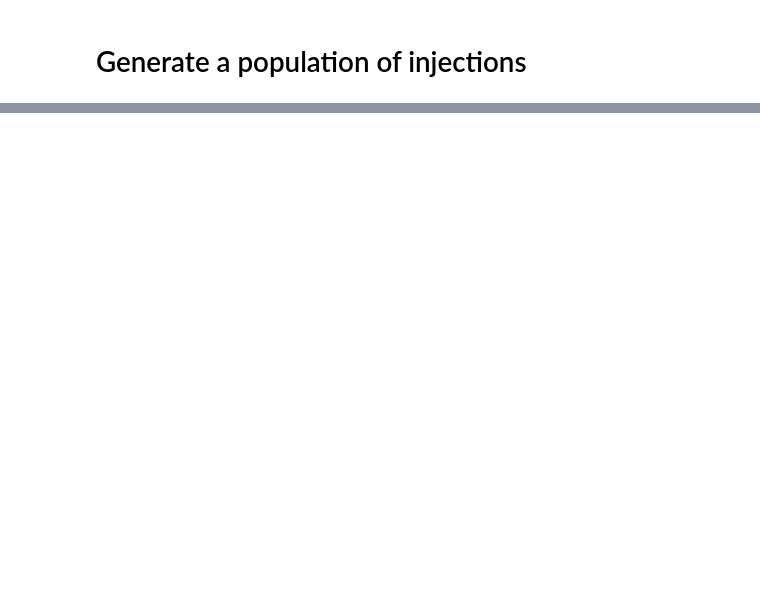
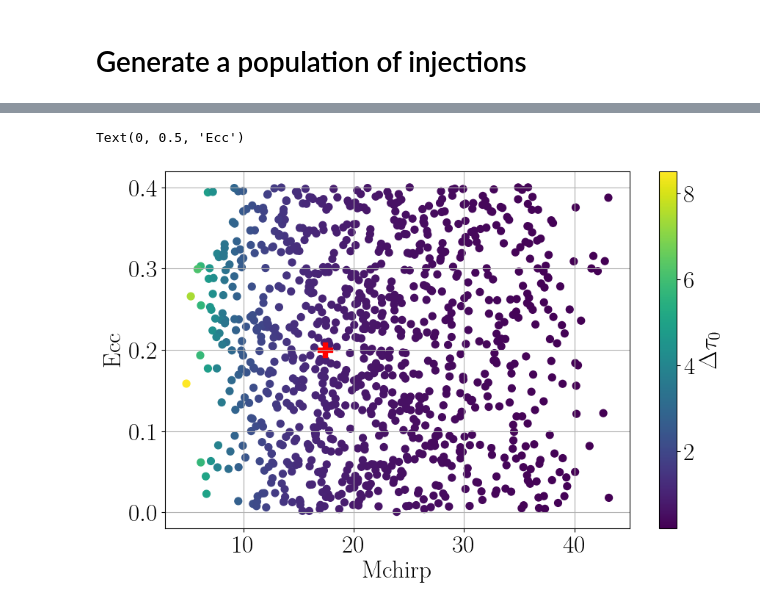
Before and after one commit to yi-fan-wang/templatebank, a Jupyter notebook: test.ipynb, the cells around one changed output, grey strips where cells are left out. Cells and saved outputs as stored; diff of their text form; code cells hidden in the pictures; blank space fills up the shorter version.

```diff
--- a/test.ipynb
+++ b/test.ipynb
@@ -144,15 +111,0 @@ t0 = tmerg(p0['mass1'], p0['mass2'], p0['eccentricity'], 20)
-# %%
-p = copy(p0)
-
-pkeys = ['mass1','mass2','spin1z','spin2z','eccentricity','rel_anomaly']
-
-for i in tqdm(range(1000)):
-    for pk in pkeys:
-        p[pk] = df[pk][i]
-
-    df.loc[i, 'tmerg'] = tmerg(p['mass1'],p['mass2'],p['eccentricity'], 20)
-    try: # generate a waveform
-        hnow = wf.generate(**p)
-        df.loc[i, 'match'] = wf.match(h0,hnow)
-    except ValueError:
-        pass
@@ -239,0 +205,11 @@ for m in numpy.linspace(1,50,10):
+# %%
+plt.scatter(df['mchirp'], df['eccentricity'],c=df['cirtmerg']/t0cir,s=50)
+plt.colorbar(label='$\Delta \\tau_0$')
+
+plt.scatter(p0['mchirp'], p0['eccentricity'], marker='P', color='red')
+
+plt.xlabel('Mchirp')
+plt.ylabel('Ecc')
+# %% [output]
+Text(0, 0.5, 'Ecc')
+[figure, added]
```
Also changed, not shown: parts of 49 cells of this notebook, 17 other files.
